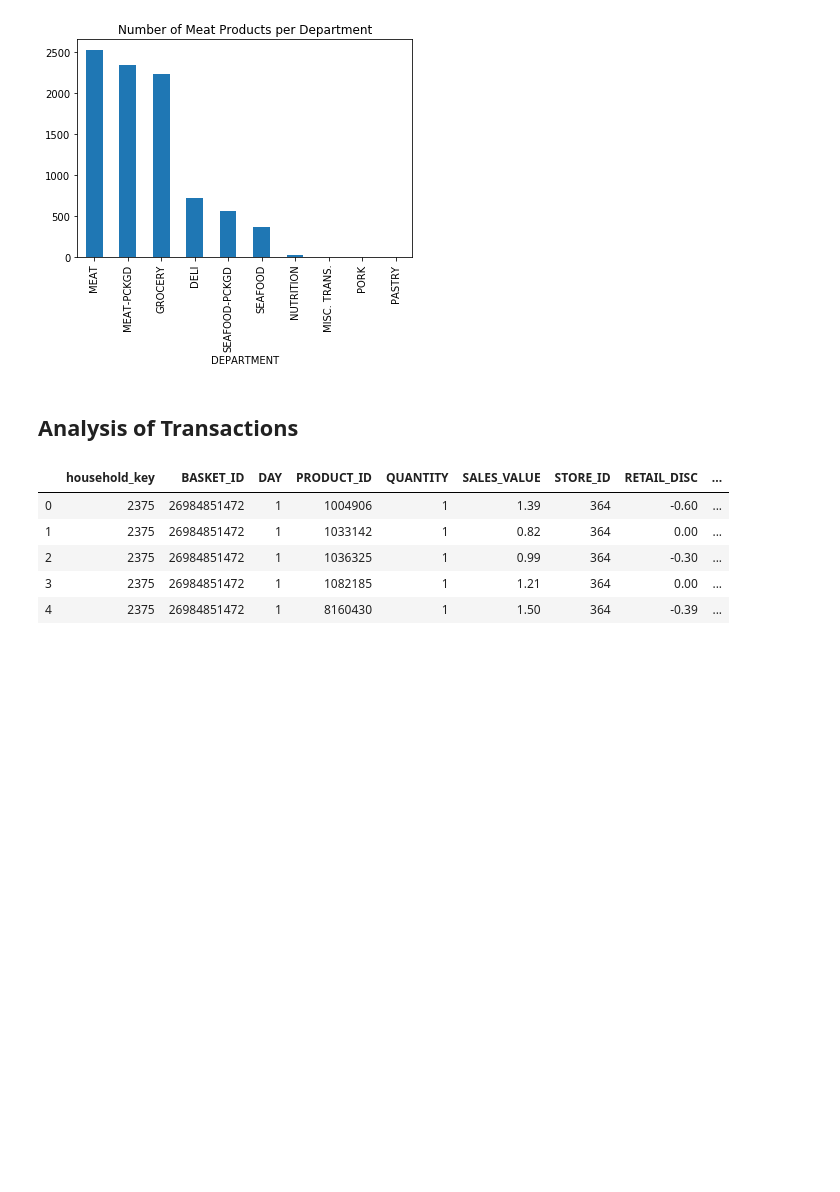
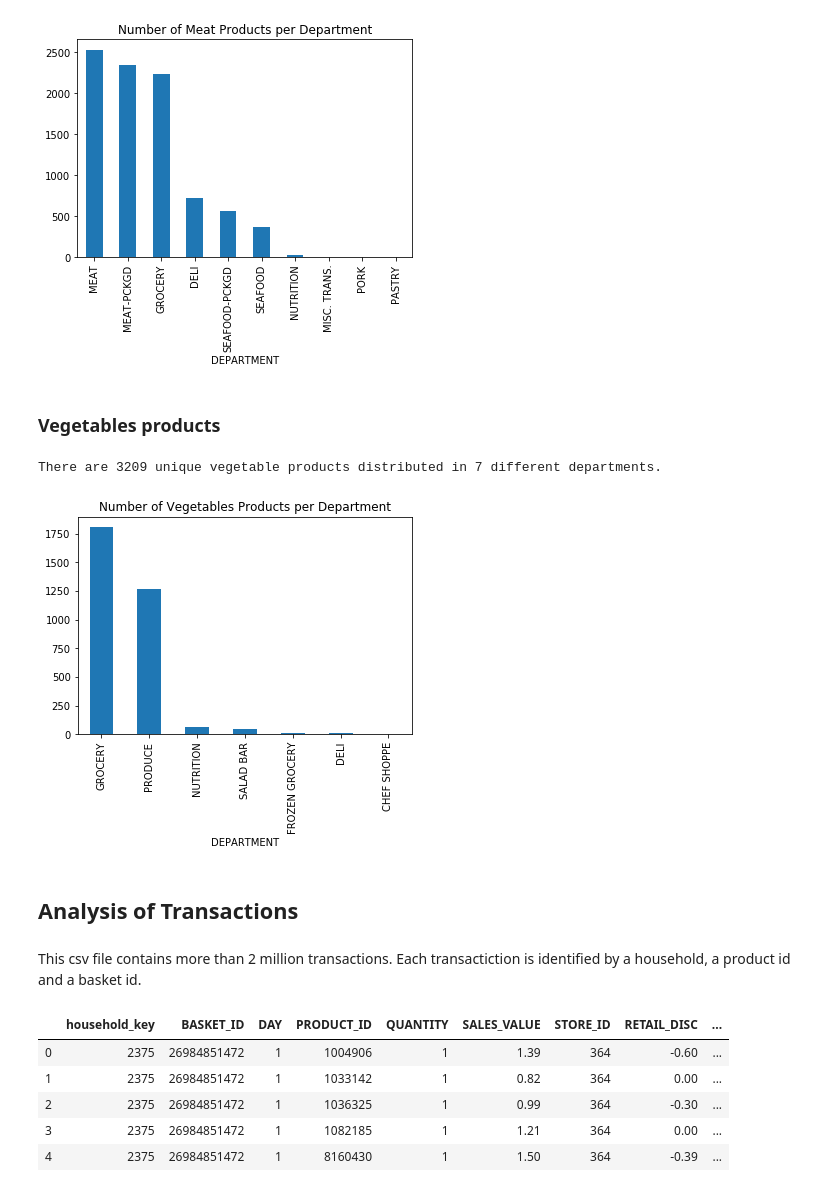
Before and after one commit to BenjaminEngelman/ADA-Project, a Jupyter notebook: main-david.ipynb, the cells around one changed output. Cells and saved outputs as stored; diff of their text form; code cells hidden in the pictures; blank space fills up the shorter version.

```diff
--- a/main-david.ipynb
+++ b/main-david.ipynb
@@ -243,6 +228,21 @@ df_meat_products.groupby("DEPARTMENT").count()["PRODUCT_ID"].sort_values(ascendi
 plt.title('Number of Meat Products per Department');
 # %% [output]
 [figure]
+# %% [markdown]
+### Vegetables products
+# %%
+df_veggies_prducts = pd.read_csv('data/vegetables_products.csv')
+# %%
+print('There are {0} unique vegetable products distributed in {1} different departments.'.format(len(df_veggies_prducts['PRODUCT_ID'].unique()), len(df_veggies_prducts['DEPARTMENT'].unique())))
+# %% [output]
+There are 3209 unique vegetable products distributed in 7 different departments.
+# %%
+df_veggies_prducts.groupby("DEPARTMENT").count()["PRODUCT_ID"].sort_values(ascending=False).plot.bar()
+plt.title('Number of Vegetables Products per Department');
+# %% [output]
+[figure, added]
 # %% [markdown]
 ## Analysis of Transactions
+# %% [markdown]
+This csv file contains more than 2 million transactions. Each transactiction is identified by a household, a product id and a basket id.
 # %%
```
Also changed, not shown: parts of 78 cells of this notebook, 2 other files.
